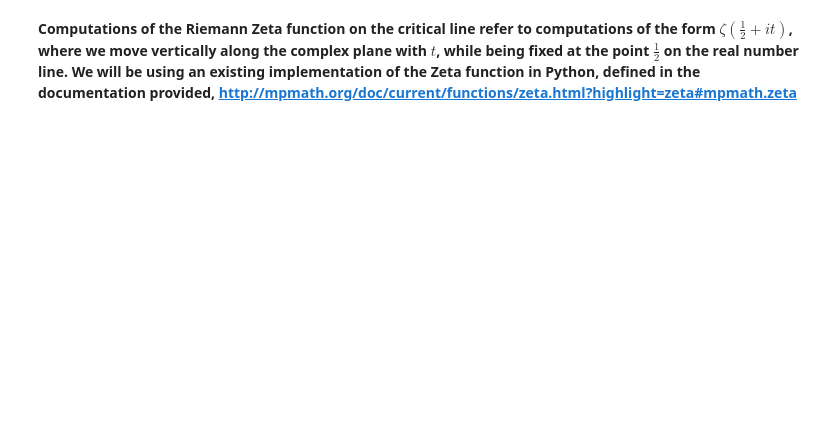
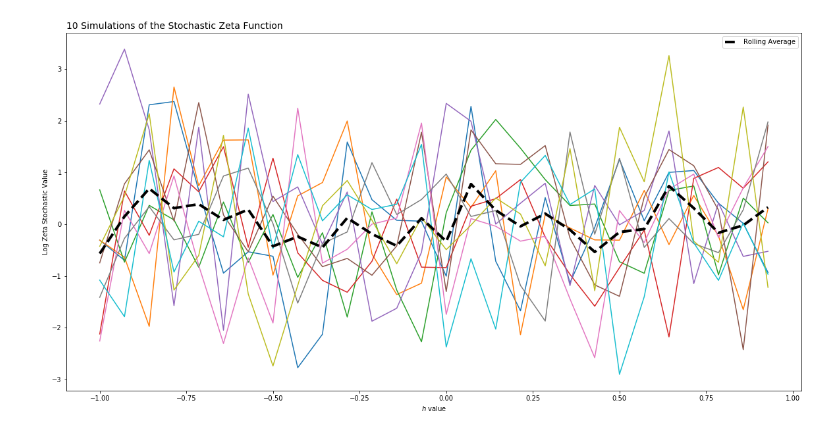
Before and after one commit to Raj9898/Random_Zeta, a Jupyter notebook: Zeta Function Simulation.ipynb, the cells around one changed output. Drawn from its saved outputs; the diff is of its cells as text; code cells hidden in the pictures; blank space fills up the shorter version.

```diff
--- a/Zeta Function Simulation.ipynb
+++ b/Zeta Function Simulation.ipynb
@@ -30,0 +36,12 @@ array([       2,        3,        5, ..., 99999959, 99999971, 99999989])
+# %%
+f = open("prime.txt", "w")
+f.write("[")
+for i in prime_num:
+    f.write("{},".format(str(i)))
+f.write("]")
+f.close()
+# %%
+T_val = int(1e6)
+
+# create range interval of h from -1 to 1 (points every 1/log(T))
+x=np.arange(-1,1,1/np.round(np.log(T_val)))
@@ -31,11 +58,6 @@ array([       2,        3,        5, ..., 99999959, 99999971, 99999989])
 # %%
-T_val = int(1e6)
-
-# create range interval of h from -1 to 1
-x=np.arange(-1,1,1/100)
-
 # create stochastic zeta range over h interval
 sims = 10
-y = np.array([[zetaStochastic(h=i, T=T_val, prime_list=prime_num) for i in x] for _ in range(sims)]).reshape(sims, 200)
+y = np.array([[zetaStochastic(h=i, T=T_val, prime_list=prime_num) for i in x] for _ in range(sims)]).reshape(sims, x.size)
 # %%
 y
@@ -48,15 +88,16 @@ minimum = [y[:, :i+1].min() for i in range(y.shape[1])]
 # %%
 plt.figure(figsize=(20,10))
+plt.title("10 Simulations of the Stochastic Zeta Function", loc='left', size=14)
 for i in y:
     plt.plot(x, i)
-plt.plot(x, np.average(y, axis=0), lw=3, color='black', label='Rolling Average')
-plt.plot(x, maximum, lw=2, color='red', ls='--', label='Rolling Maximum')
-plt.plot(x, minimum, lw=2, color='red', ls='--', label='Rolling Minimum')
+plt.plot(x, np.average(y, axis=0), lw=4, color='black', label='Rolling Average', ls='--')
+# plt.plot(x, maximum, lw=2, color='red', ls='--', label='Rolling Maximum')
+# plt.plot(x, minimum, lw=2, color='red', ls='--', label='Rolling Minimum')
 
 
 plt.ylabel('Log Zeta Stochastic Value')
 plt.xlabel('$h$ value')
 plt.legend()
 plt.show()
+# %% [output]
+[figure, added]
-# %% [markdown]
-**Computations of the Riemann Zeta function on the critical line refer to computations of the form $\zeta(\frac{1}{2} + it)$, where we move vertically along the complex plane with $t$, while being fixed at the point $\frac{1}{2}$ on the real number line. We will be using an existing implementation of the Zeta function in Python, defined in the documentation provided, http://mpmath.org/doc/current/functions/zeta.html?highlight=zeta#mpmath.zeta**
```
Also changed, not shown: parts of 20 cells of this notebook, 1 other file.
